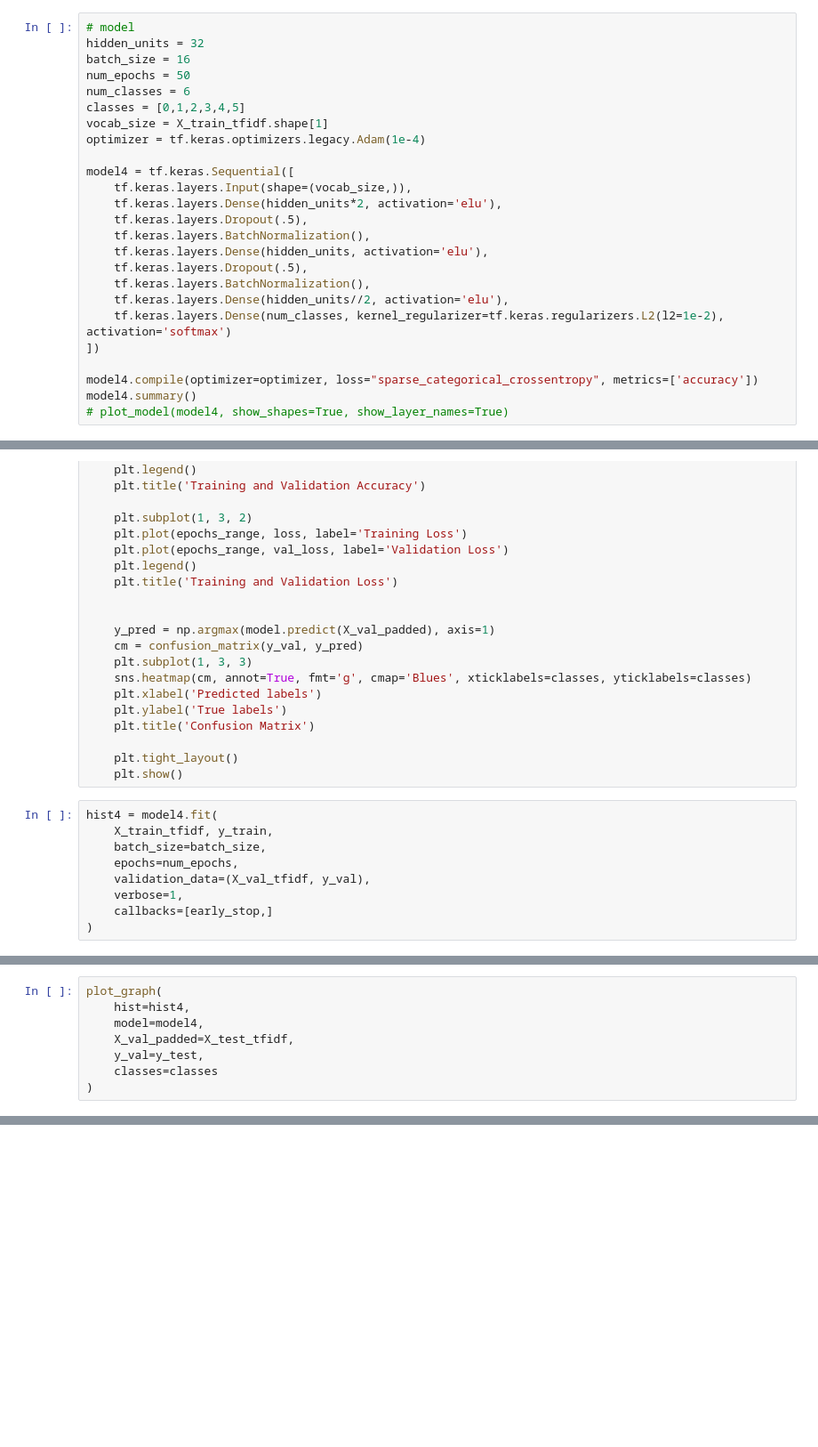
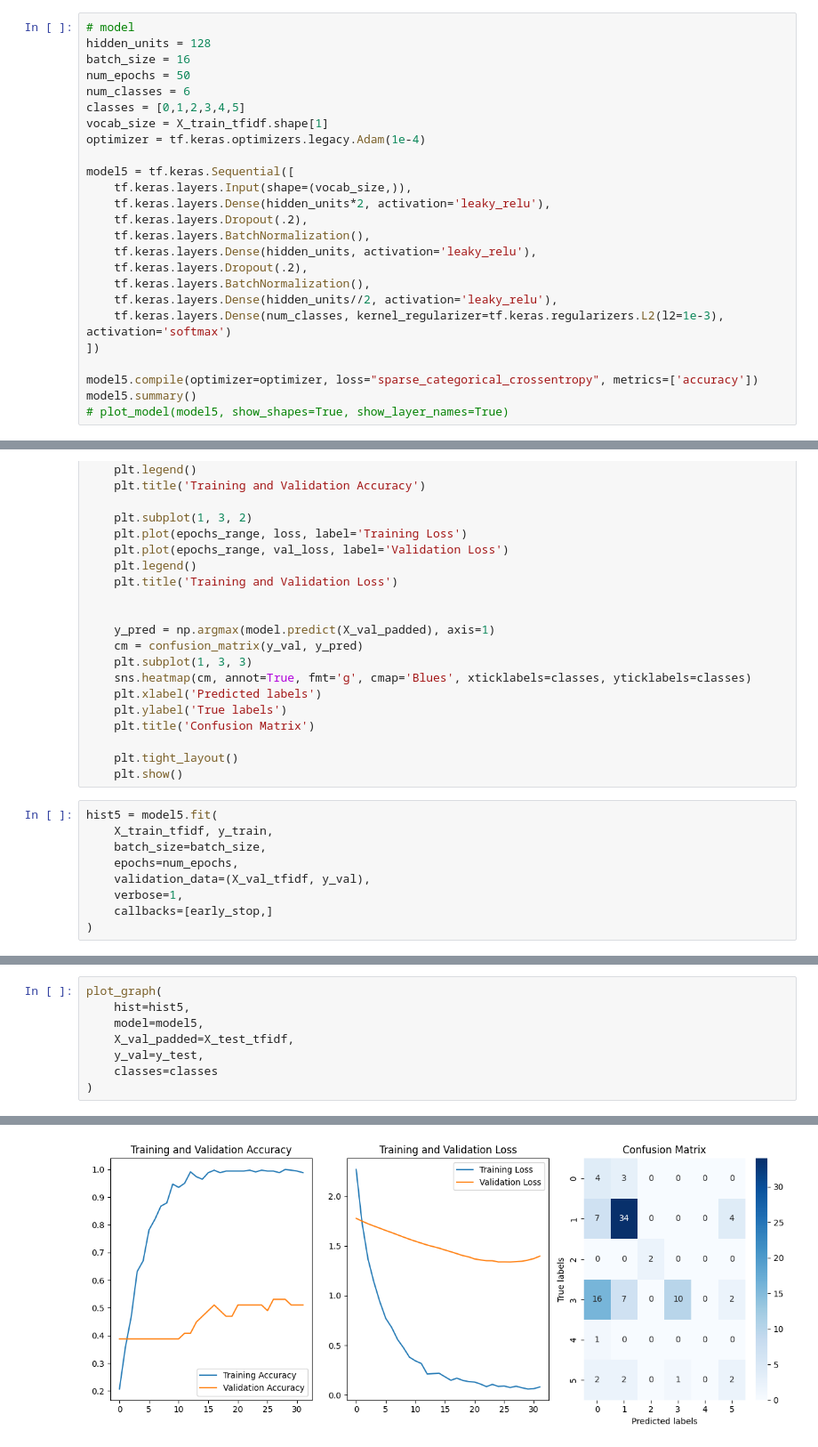
Before and after one commit to elden-l0rd/IARCS-internship, a Jupyter notebook: code/train-with-keywords.ipynb, the cells around one changed output, grey strips where cells are left out. Shown at 89% size. Cells and saved outputs as stored; diff of their text form; blank space fills up the shorter version.

```diff
--- a/code/train-with-keywords.ipynb
+++ b/code/train-with-keywords.ipynb
@@ -545,6 +509,6 @@ y_val = df_dev['STRIDE'].values
 # %%
 # model
-hidden_units = 32
+hidden_units = 128
 batch_size = 16
 num_epochs = 50
 num_classes = 6
@@ -552,18 +516,18 @@ classes = [0,1,2,3,4,5]
 vocab_size = X_train_tfidf.shape[1]
 optimizer = tf.keras.optimizers.legacy.Adam(1e-4)
 
-model4 = tf.keras.Sequential([
+model5 = tf.keras.Sequential([
     tf.keras.layers.Input(shape=(vocab_size,)),
-    tf.keras.layers.Dense(hidden_units*2, activation='elu'),
-    tf.keras.layers.Dropout(.5),
+    tf.keras.layers.Dense(hidden_units*2, activation='leaky_relu'),
+    tf.keras.layers.Dropout(.2),
     tf.keras.layers.BatchNormalization(),
-    tf.keras.layers.Dense(hidden_units, activation='elu'),
-    tf.keras.layers.Dropout(.5),
+    tf.keras.layers.Dense(hidden_units, activation='leaky_relu'),
+    tf.keras.layers.Dropout(.2),
     tf.keras.layers.BatchNormalization(),
-    tf.keras.layers.Dense(hidden_units//2, activation='elu'),
-    tf.keras.layers.Dense(num_classes, kernel_regularizer=tf.keras.regularizers.L2(l2=1e-2), activation='softmax')
+    tf.keras.layers.Dense(hidden_units//2, activation='leaky_relu'),
+    tf.keras.layers.Dense(num_classes, kernel_regularizer=tf.keras.regularizers.L2(l2=1e-3), activation='softmax')
 ])
 
-model4.compile(optimizer=optimizer, loss="sparse_categorical_crossentropy", metrics=['accuracy'])
-model4.summary()
-# plot_model(model4, show_shapes=True, show_layer_names=True)
+model5.compile(optimizer=optimizer, loss="sparse_categorical_crossentropy", metrics=['accuracy'])
+model5.summary()
+# plot_model(model5, show_shapes=True, show_layer_names=True)
@@ -608,7 +590,7 @@ def plot_graph(hist, model, X_val_padded, y_val, classes):
     plt.tight_layout()
     plt.show()
 # %%
-hist4 = model4.fit(
+hist5 = model5.fit(
     X_train_tfidf, y_train,
     batch_size=batch_size,
     epochs=num_epochs,
@@ -619,8 +619,9 @@ hist4 = model4.fit(
 # %%
 plot_graph(
-    hist=hist4,
-    model=model4,
+    hist=hist5,
+    model=model5,
     X_val_padded=X_test_tfidf,
     y_val=y_test,
     classes=classes
 )
+# %% [output]
@@ -626,0 +629 @@ plot_graph(
+[figure, added]
```
Also changed, not shown: parts of 15 cells of this notebook, 13 other files.
